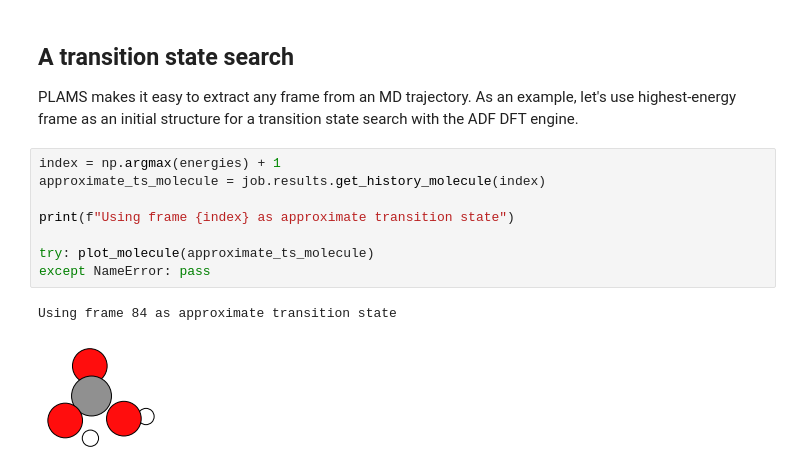
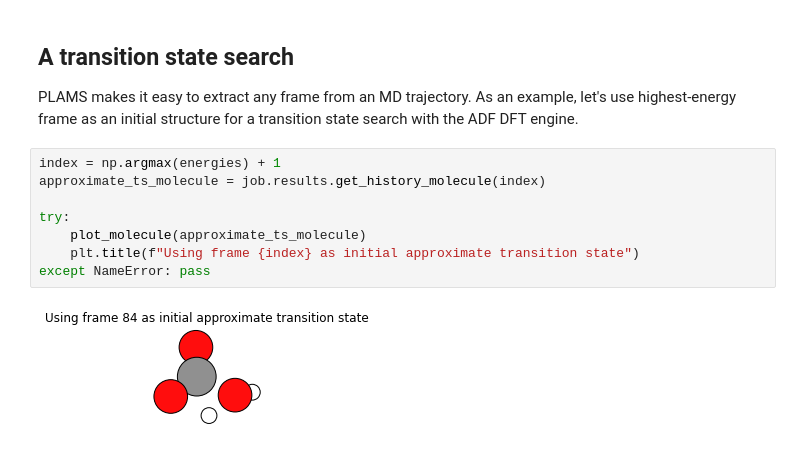
Before and after one commit to patrickmelix/PLAMS, a Jupyter notebook: doc/source/examples/AMSPlumedMD/ams_plumed.ipynb, the cells around one changed output. Saved outputs shown, nothing was run; the diff lists cells and outputs as text.

```diff
--- a/doc/source/examples/AMSPlumedMD/ams_plumed.ipynb
+++ b/doc/source/examples/AMSPlumedMD/ams_plumed.ipynb
@@ -167,14 +167,13 @@ PLAMS makes it easy to extract any frame from an MD trajectory. As an example, l
 # %%
 index = np.argmax(energies) + 1
 approximate_ts_molecule = job.results.get_history_molecule(index)
 
-print(f"Using frame {index} as approximate transition state")
-
-try: plot_molecule(approximate_ts_molecule)
+try:
+    plot_molecule(approximate_ts_molecule)
+    plt.title(f"Using frame {index} as initial approximate transition state")
 except NameError: pass
 # %% [output]
-Using frame 84 as approximate transition state
-[figure, old version]
+[figure, new version]
 # %%
 ts_s = Settings()
 ts_s.input.ams.task = 'TransitionStateSearch'
```
Also changed, not shown: parts of 8 cells of this notebook, 13 other files.
